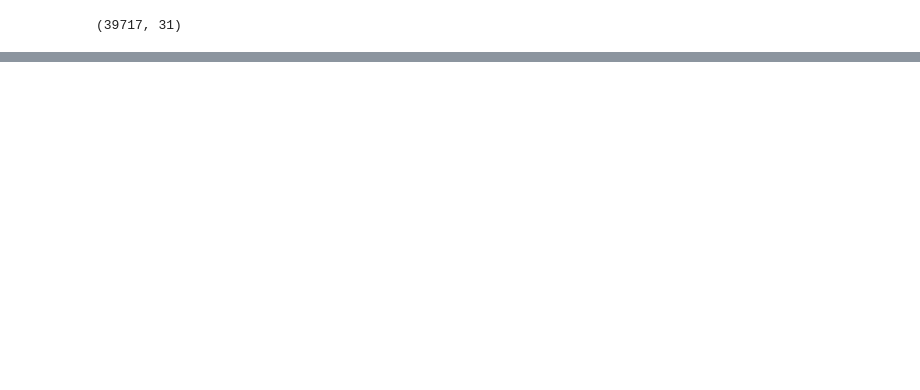
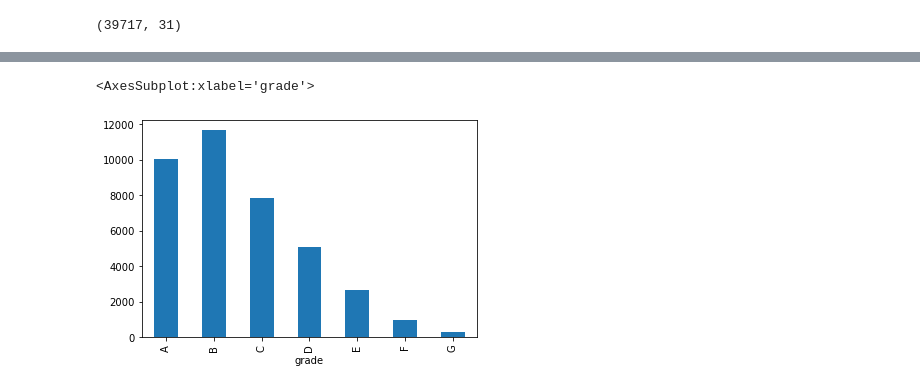
Before and after one commit to nltr2/LendingClubCaseStudy, a Jupyter notebook: Nishant_Awasthi.ipynb, the cells around one changed output, grey strips where cells are left out. Cells and saved outputs as stored; diff of their text form; code cells hidden in the pictures; blank space fills up the shorter version.

```diff
--- a/Nishant_Awasthi.ipynb
+++ b/Nishant_Awasthi.ipynb
@@ -76,0 +166,7 @@ loan_data.describe()
+# %%
+## checking bar plot for grade
+grade_grp = loan_data.groupby('grade').grade.count()
+grade_grp.plot.bar()
+# %% [output]
+<AxesSubplot:xlabel='grade'>
+[figure, added]
```
Also changed, not shown: parts of 21 cells of this notebook.
